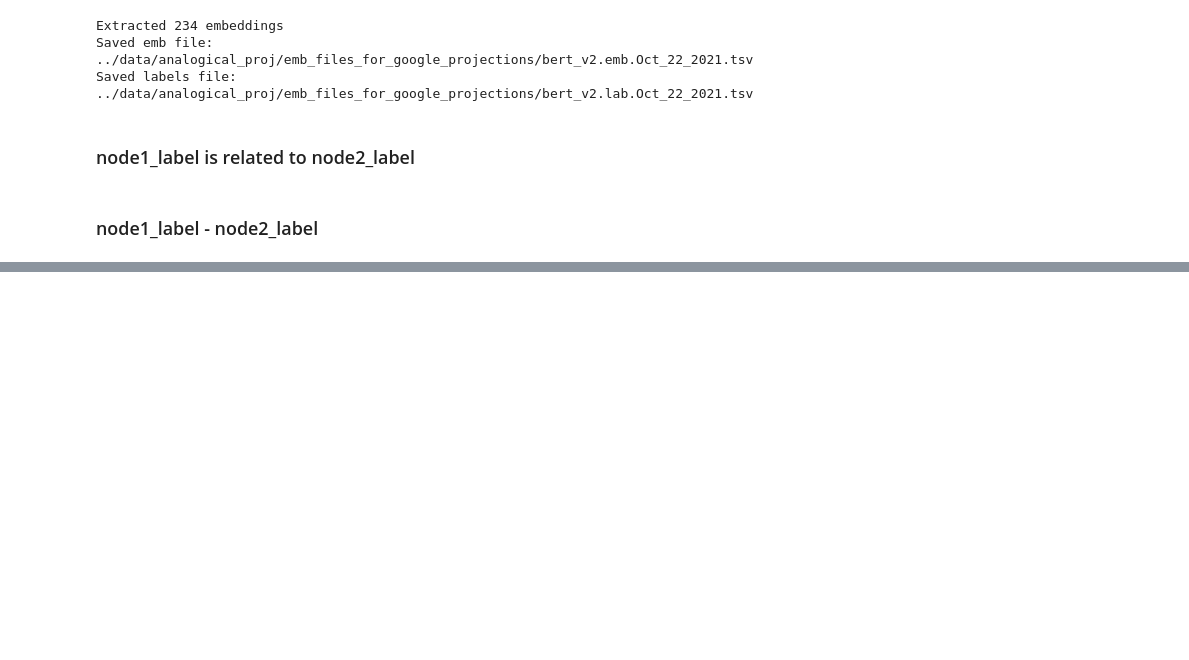
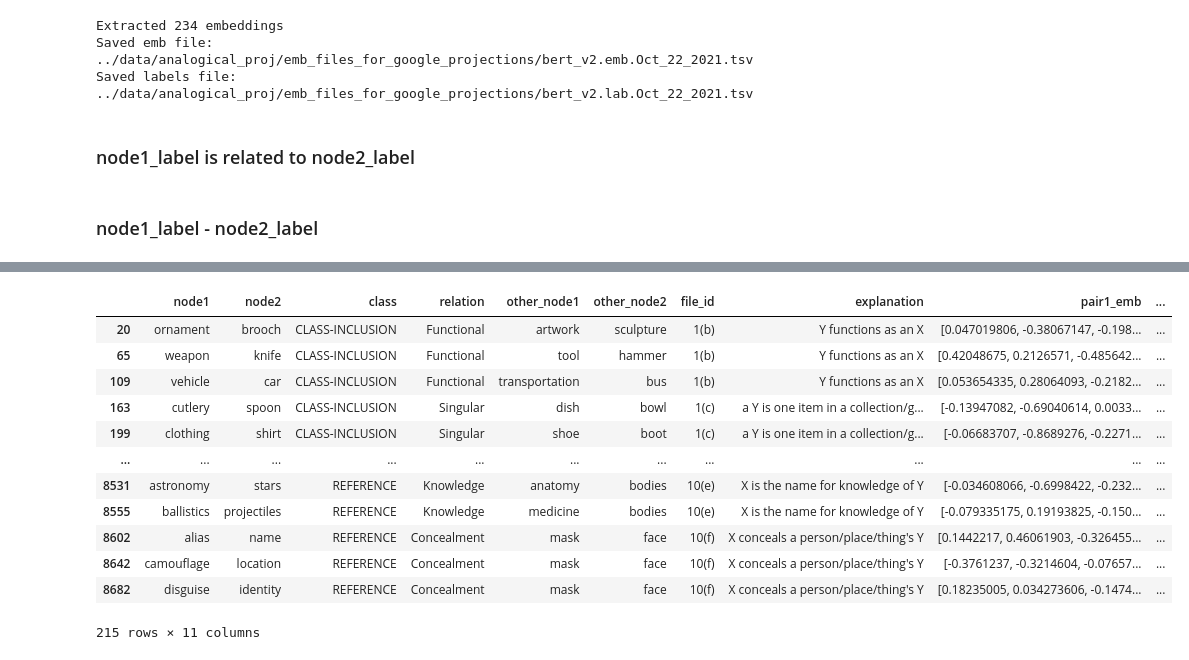
Before and after one commit to usc-isi-i2/wd-similarity, a Jupyter notebook: Analogical Proj Experiments.ipynb, the cells around one changed output, grey strips where cells are left out. Drawn from its saved outputs; the diff is of its cells as text; code cells hidden in the pictures; blank space fills up the shorter version.

```diff
--- a/Analogical Proj Experiments.ipynb
+++ b/Analogical Proj Experiments.ipynb
@@ -1641,0 +1731,19 @@ get_overall_acc(trainingDF_cosSimed_w2vec, 0.1),  get_overall_acc(trainingDF_cos
+# %%
+idx = sem_eval_df.groupby(by=['node1', 'node2'])['cosSim'].transform(max) == sem_eval_df['cosSim']
+sem_eval_df1 = sem_eval_df[idx]
+# %%
+sem_eval_df1
+# %% [output]
+|  | node1 | node2 | class | relation | other_node1 | other_node2 | file_id | explanation | pair1_emb | ... |
+| 20 | ornament | brooch | CLASS-INCLUSION | Functional | artwork | sculpture | 1(b) | Y functions as an X | [0.047019806, -0.38067147, -0.198... | ... |
+| 65 | weapon | knife | CLASS-INCLUSION | Functional | tool | hammer | 1(b) | Y functions as an X | [0.42048675, 0.2126571, -0.485642... | ... |
+| 109 | vehicle | car | CLASS-INCLUSION | Functional | transportation | bus | 1(b) | Y functions as an X | [0.053654335, 0.28064093, -0.2182... | ... |
+| 163 | cutlery | spoon | CLASS-INCLUSION | Singular | dish | bowl | 1(c) | a Y is one item in a collection/g... | [-0.13947082, -0.69040614, 0.0033... | ... |
+| 199 | clothing | shirt | CLASS-INCLUSION | Singular | shoe | boot | 1(c) | a Y is one item in a collection/g... | [-0.06683707, -0.8689276, -0.2271... | ... |
+| ... | ... | ... | ... | ... | ... | ... | ... | ... | ... | ... |
+| 8531 | astronomy | stars | REFERENCE | Knowledge | anatomy | bodies | 10(e) | X is the name for knowledge of Y | [-0.034608066, -0.6998422, -0.232... | ... |
+| 8555 | ballistics | projectiles | REFERENCE | Knowledge | medicine | bodies | 10(e) | X is the name for knowledge of Y | [-0.079335175, 0.19193825, -0.150... | ... |
+| 8602 | alias | name | REFERENCE | Concealment | mask | face | 10(f) | X conceals a person/place/thing's Y | [0.1442217, 0.46061903, -0.326455... | ... |
+| 8642 | camouflage | location | REFERENCE | Concealment | mask | face | 10(f) | X conceals a person/place/thing's Y | [-0.3761237, -0.3214604, -0.07657... | ... |
+| 8682 | disguise | identity | REFERENCE | Concealment | mask | face | 10(f) | X conceals a person/place/thing's Y | [0.18235005, 0.034273606, -0.1474... | ... |
+215 rows × 11 columns
```
Also changed, not shown: parts of 9 cells of this notebook, 2 other files.
